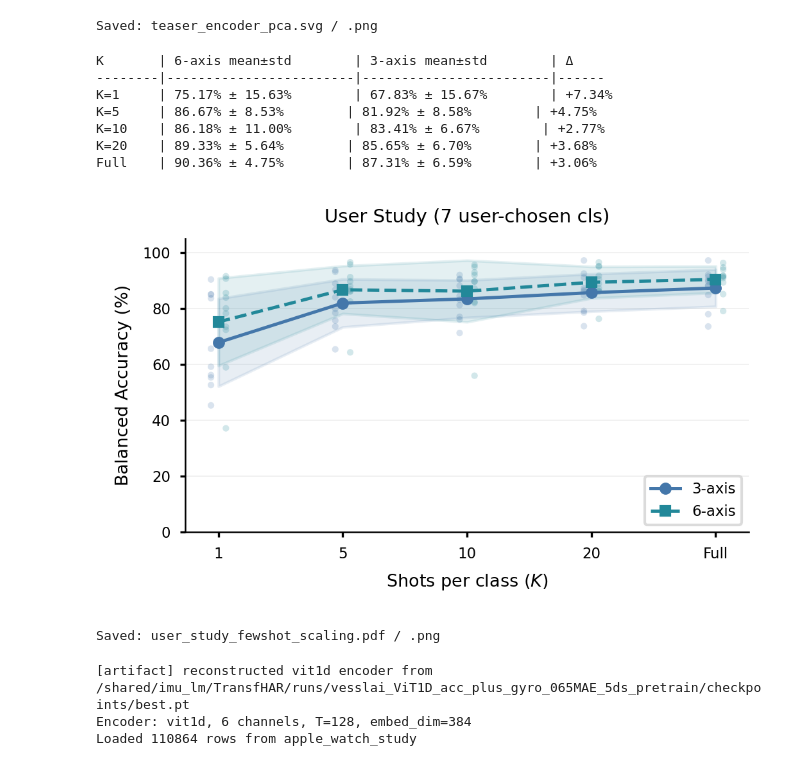
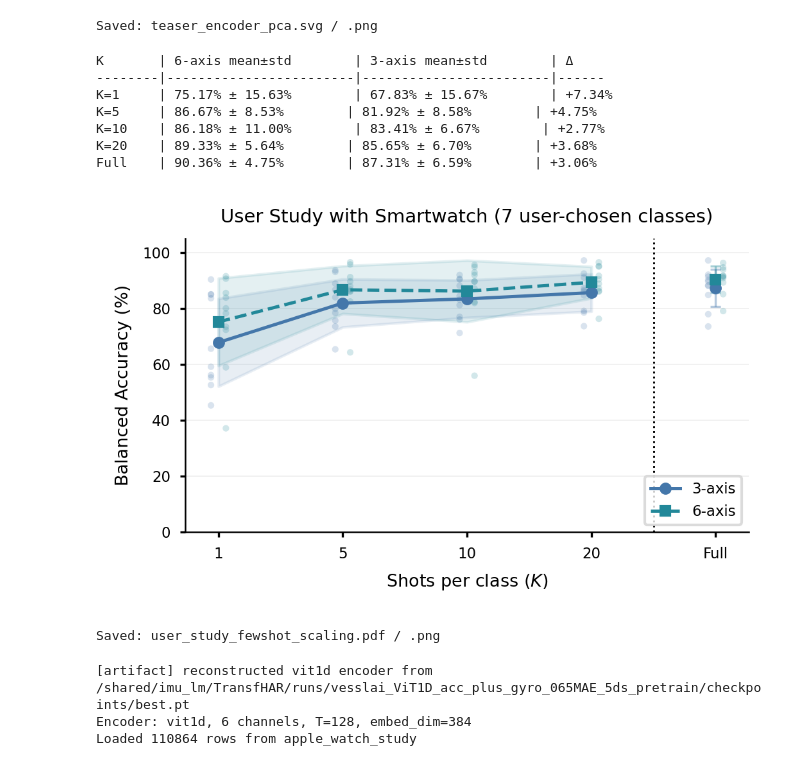
Before and after one commit to Abradshaw1/TransfHAR, a Jupyter notebook: scratch.ipynb, the cells around one changed output. Saved outputs shown, nothing was run; the diff lists cells and outputs as text; code cells hidden in the pictures.

```diff
--- a/scratch.ipynb
+++ b/scratch.ipynb
@@ -2292,6 +2310,8 @@ for k in list(k_dirs.keys()) + ['Full']:
 Ks_int = list(k_dirs.keys())
 Ks_labels = [str(k) for k in Ks_int] + ["Full"]
 x = np.arange(len(Ks_labels))
+x_fs = x[:4]
+x_full = x[4]
 
 means_6 = [results[k]['6ax'].mean()*100 for k in Ks_int] + [results['Full']['6ax'].mean()*100]
 stds_6  = [results[k]['6ax'].std()*100  for k in Ks_int] + [results['Full']['6ax'].std()*100]
@@ -2303,47 +2323,59 @@ cyan6 = '#228899'
 
 fig, ax = plt.subplots(figsize=(3.5, 2.2), dpi=300)
 
-ax.plot(x, means_3, '-o', color=blue3, markersize=3.5, linewidth=1.2, label='3-axis', zorder=5)
-ax.plot(x, means_6, '--s', color=cyan6, markersize=3.5, linewidth=1.2, label='6-axis', zorder=5)
+# Few-shot region only (K=1,5,10,20) — connected lines
+ax.plot(x_fs, means_3[:4], '-o', color=blue3, markersize=3.5, linewidth=1.2, label='3-axis', zorder=5)
+ax.plot(x_fs, means_6[:4], '--s', color=cyan6, markersize=3.5, linewidth=1.2, label='6-axis', zorder=5)
 
-# Shaded ±1 std
-ax.fill_between(x, np.array(means_3)-np.array(stds_3), np.array(means_3)+np.array(stds_3),
+# Shaded ±1 std (few-shot only)
+ax.fill_between(x_fs, np.array(means_3[:4])-np.array(stds_3[:4]), np.array(means_3[:4])+np.array(stds_3[:4]),
                 color=blue3, alpha=0.12, zorder=2)
-ax.fill_between(x, np.array(means_6)-np.array(stds_6), np.array(means_6)+np.array(stds_6),
+ax.fill_between(x_fs, np.array(means_6[:4])-np.array(stds_6[:4]), np.array(means_6[:4])+np.array(stds_6[:4]),
                 color=cyan6, alpha=0.12, zorder=2)
+
+# Full as standalone points (not connected)
+ax.plot(x_full, means_3[4], marker='o', linestyle='None', color=blue3, markersize=3.5, zorder=6)
+ax.plot(x_full, means_6[4], marker='s', linestyle='None', color=cyan6, markersize=3.5, zorder=6)
+
+# ±1 std error bars on Full points
+ax.errorbar(x_full, means_3[4], yerr=stds_3[4], fmt='none', ecolor=blue3, alpha=0.4, capsize=2, capthick=0.8, linewidth=0.8, zorder=3)
+ax.errorbar(x_full, means_6[4], yerr=stds_6[4], fmt='none', ecolor=cyan6, alpha=0.4, capsize=2, capthick=0.8, linewidth=0.8, zorder=3)
 
 # Scatter individual participants
 for i, k in enumerate(Ks_int + ['Full']):
     ax.scatter(np.full(10, i)+0.06, results[k]['6ax']*100, color=cyan6, alpha=0.2, s=6, zorder=1, edgecolors='none')
     ax.scatter(np.full(10, i)-0.06, results[k]['3ax']*100, color=blue3, alpha=0.2, s=6, zorder=1, edgecolors='none')
 
+# ── dotted separator between K=20 and Full ──
+ax.axvline(x=3.5, color='black', linewidth=0.7, linestyle=':', zorder=1)
+
 ax.set_xticks(x)
 ax.set_xticklabels(Ks_labels, fontsize=6)
 ax.set_xlabel('Shots per class ($K$)', fontsize=6.5)
 ax.set_ylabel('Balanced Accuracy (%)', fontsize=6.5)
-ax.set_title('User Study (7 user-chosen cls)', fontsize=7, fontweight='medium', pad=6)
+ax.set_title('User Study with Smartwatch (7 user-chosen classes)', fontsize=7, fontweight='medium', pad=6)
 ax.set_ylim(0, 105)
 ax.grid(axis='y', alpha=0.2, linewidth=0.4)
 ax.set_axisbelow(True)
 for sp in ['top', 'right']:
     ax.spines[sp].set_visible(False)
 ax.tick_params(axis='both', which='both', length=2, labelsize=5.5)
 ax.legend(fontsize=5.5, frameon=True, edgecolor='lightgray', loc='lower right')
 
 plt.tight_layout()
 plt.savefig('user_study_fewshot_scaling.pdf', bbox_inches='tight')
 plt.savefig('user_study_fewshot_scaling.png', dpi=300, bbox_inches='tight')
 plt.show()
 print("\nSaved: user_study_fewshot_scaling.pdf / .png")
 # %% [output]
 K       | 6-axis mean±std        | 3-axis mean±std        | Δ
 --------|------------------------|------------------------|------
 K=1     | 75.17% ± 15.63%        | 67.83% ± 15.67%        | +7.34%
 K=5     | 86.67% ± 8.53%        | 81.92% ± 8.58%        | +4.75%
 K=10    | 86.18% ± 11.00%        | 83.41% ± 6.67%        | +2.77%
 K=20    | 89.33% ± 5.64%        | 85.65% ± 6.70%        | +3.68%
 Full    | 90.36% ± 4.75%        | 87.31% ± 6.59%        | +3.06%
-[figure, old version]
+[figure, new version]
 Saved: user_study_fewshot_scaling.pdf / .png
 # %%
 # t-SNE on actual encoder embeddings
```
Also changed, not shown: parts of 6 cells of this notebook, 4 other files.
